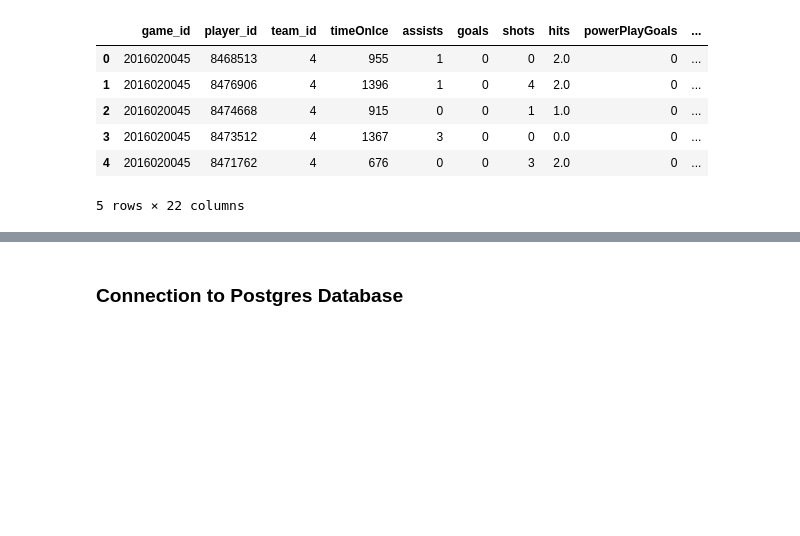
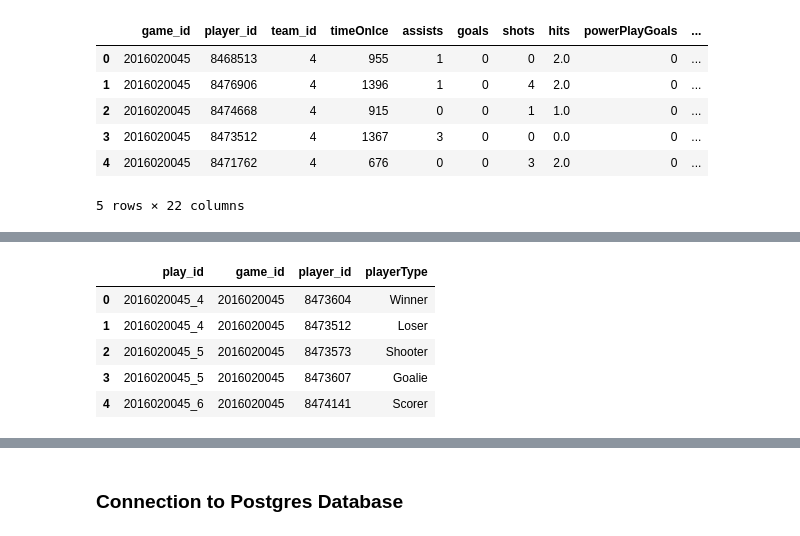
Before and after one commit to willserene/SQL_ETL, a Jupyter notebook: load_data.ipynb, the cells around one changed output, grey strips where cells are left out. Drawn from its saved outputs; the diff is of its cells as text; code cells hidden in the pictures; blank space fills up the shorter version.

```diff
--- a/load_data.ipynb
+++ b/load_data.ipynb
@@ -115,4 +132,11 @@ game_goalie_df.head(5)
 # %%
-game_plays_players_file = "data/game_plays_players.csv"
-game_plays_players_df = pd.read_csv(game_plays_players_file)
+# read game_goalie_stats csv to df"
+game_plays_players_df = pd.read_csv("data/game_plays_players.csv")
 game_plays_players_df.head(5)
+# %% [output]
+|  | play_id | game_id | player_id | playerType |
+| 0 | 2016020045_4 | 2016020045 | 8473604 | Winner |
+| 1 | 2016020045_4 | 2016020045 | 8473512 | Loser |
+| 2 | 2016020045_5 | 2016020045 | 8473573 | Shooter |
+| 3 | 2016020045_5 | 2016020045 | 8473607 | Goalie |
+| 4 | 2016020045_6 | 2016020045 | 8474141 | Scorer |
```
Also changed, not shown: parts of 35 cells of this notebook, 2 other files.
